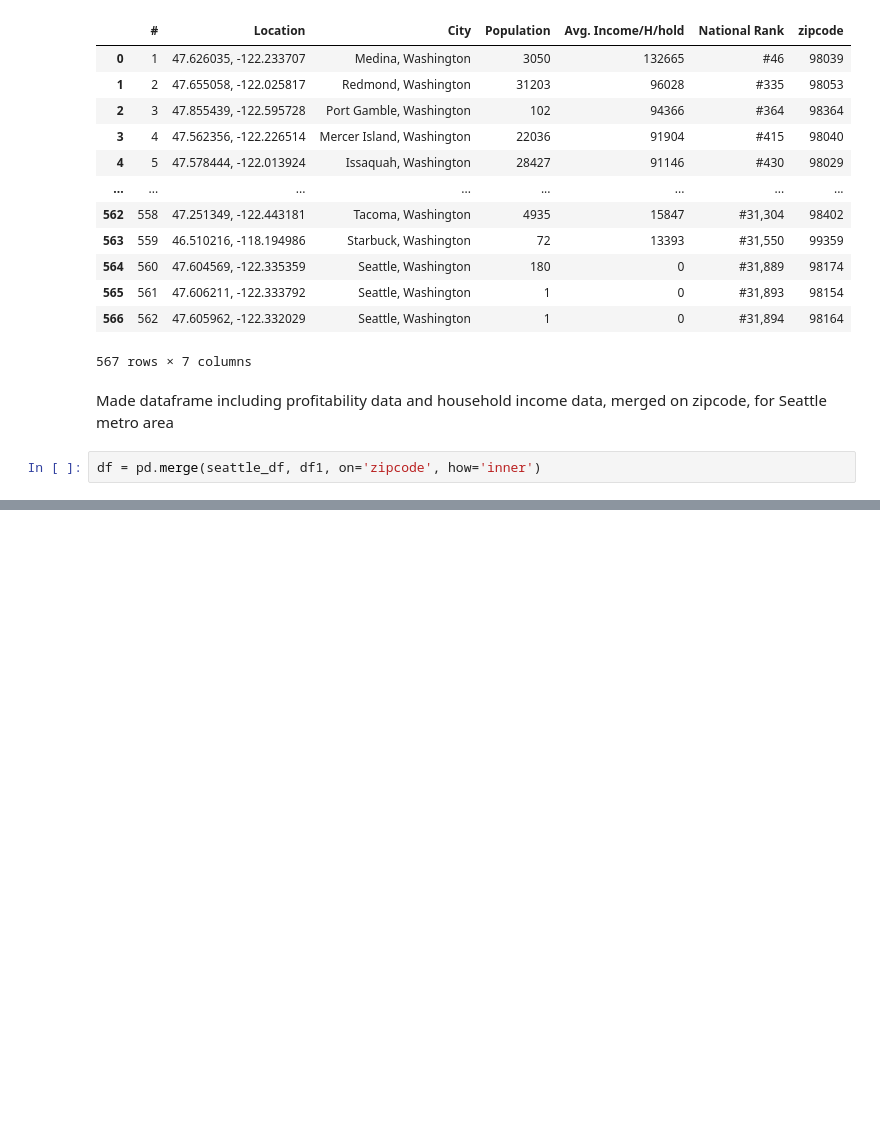
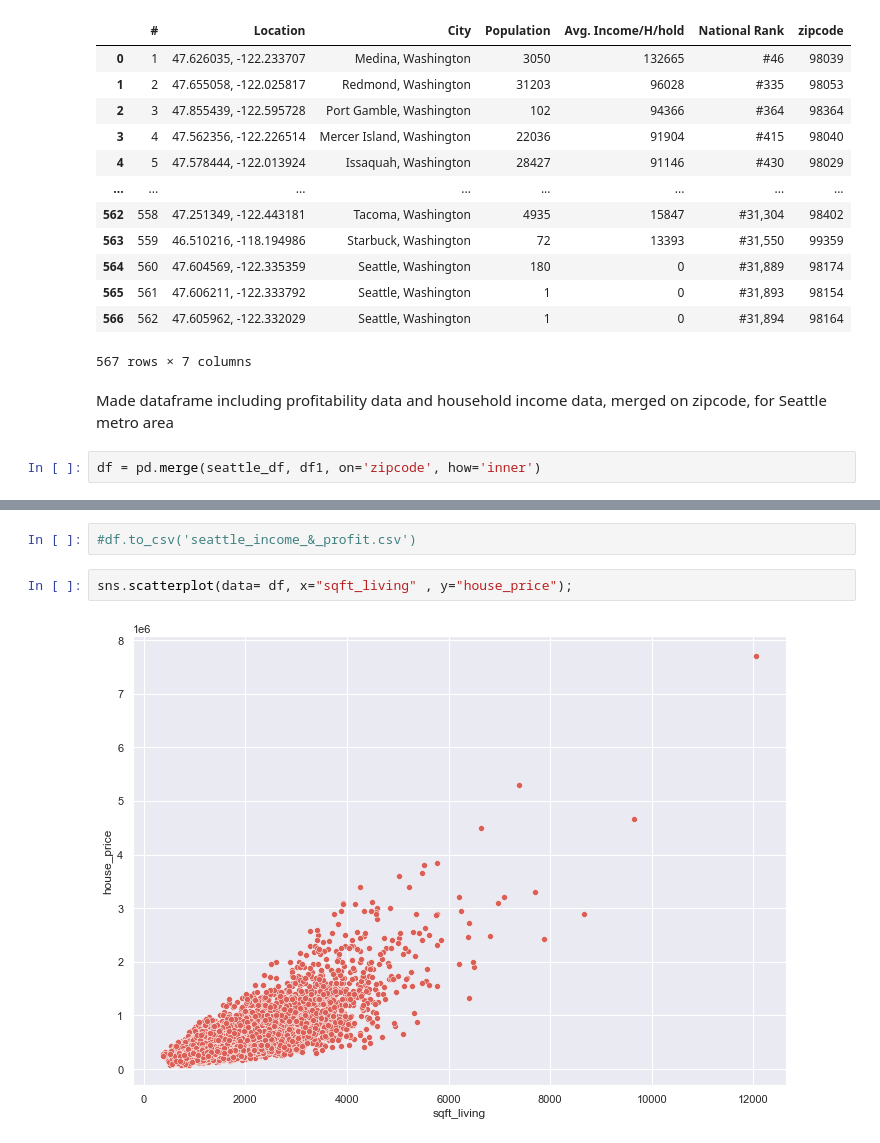
Before and after one commit to tweatherfordk/Linear-Regression-Housing-Model, a Jupyter notebook: Trystan/Airbnb Profitability Function.ipynb, the cells around one changed output, grey strips where cells are left out. Saved outputs shown, nothing was run; the diff lists cells and outputs as text; blank space fills up the shorter version.

```diff
--- a/Trystan/Airbnb Profitability Function.ipynb
+++ b/Trystan/Airbnb Profitability Function.ipynb
@@ -269,0 +362,6 @@ df = pd.merge(seattle_df, df1, on='zipcode', how='inner')
+# %%
+#df.to_csv('seattle_income_&_profit.csv')
+# %%
+sns.scatterplot(data= df, x="sqft_living" , y="house_price");
+# %% [output]
+[figure, added]
```
Also changed, not shown: parts of 14 cells of this notebook, 2 other files.
